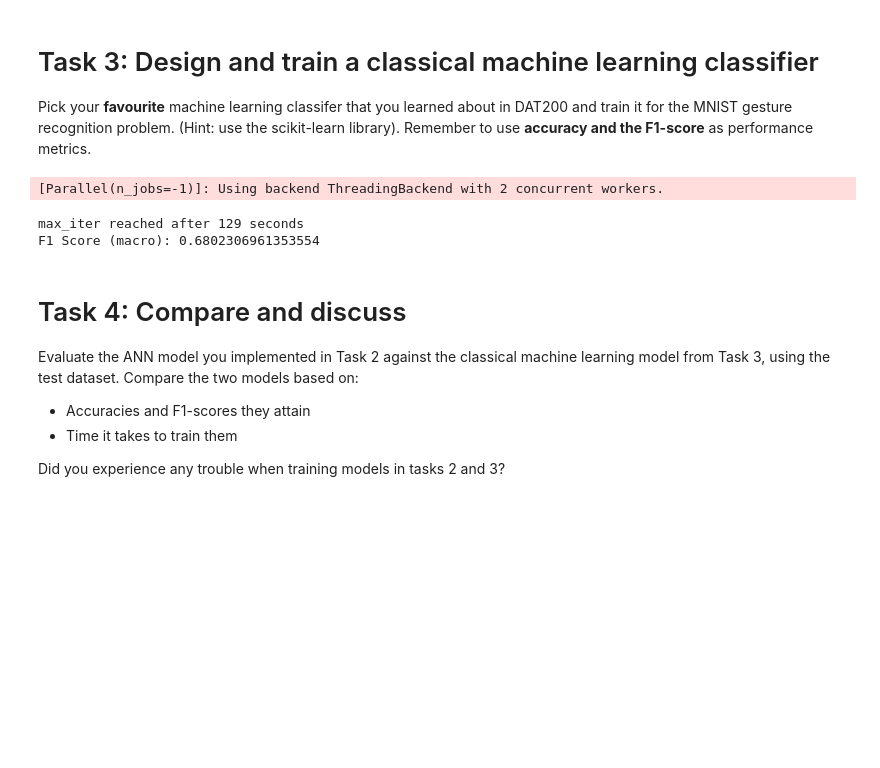
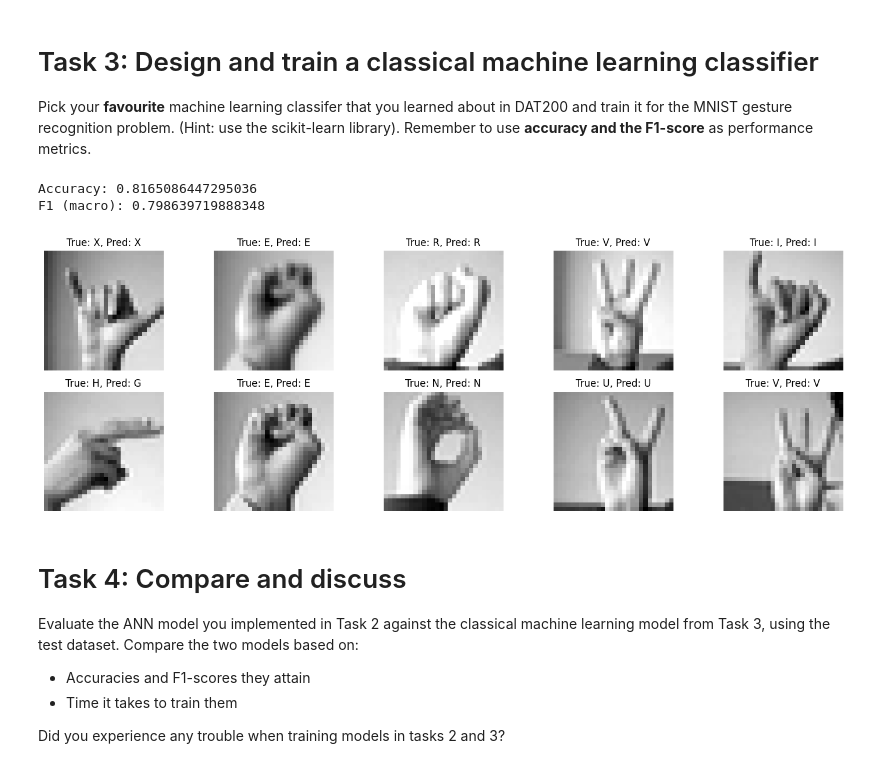
Before and after one commit to OysteinFalkeid/DAT300-H25, a Jupyter notebook: CA1_DAT300/ca1_dat300_2025.ipynb, the cells around one changed output. Drawn from its saved outputs; the diff is of its cells as text; code cells hidden in the pictures; blank space fills up the shorter version.

```diff
--- a/CA1_DAT300/ca1_dat300_2025.ipynb
+++ b/CA1_DAT300/ca1_dat300_2025.ipynb
@@ -336,39 +336,40 @@ from sklearn.model_selection import train_test_split
 
 # train once
 rf = RandomForestClassifier(random_state=42)
-rf.fit(X_train.numpy(), y_train_adjusted)
+rf.fit(X_train, y_train_adjusted)
 
 # evaluate
-y_pred = rf.predict(X_test.numpy())
+y_pred = rf.predict(X_test)
 print("Accuracy:", accuracy_score(y_test_adjusted, y_pred))
 print("F1 (macro):", f1_score(y_test_adjusted, y_pred, average="macro"))
 # %% [output]
-[Parallel(n_jobs=-1)]: Using backend ThreadingBackend with 2 concurrent workers.
+Accuracy: 0.8165086447295036
+F1 (macro): 0.798639719888348
-max_iter reached after 129 seconds
-F1 Score (macro): 0.6802306961353554
 # %%
 import matplotlib.pyplot as plt
 import numpy as np
 
 
 letters_dict = {0:"A",1:"B",2:"C",3:"D",4:"E",5:"F",6:"G",7:"H",8:"I",10:"K",11:"L",12:"M",13:"N",14:"O",15:"P",16:"Q",17:"R",18:"S",19:"T",20:"U",21:"V",22:"W",23:"X",24:"Y"}
 
 # Pick 10 random indices from the test set
 idxs = np.random.choice(len(X_test), 10, replace=False)
 
 plt.figure(figsize=(15, 5))
 for i, idx in enumerate(idxs):
-    img = X_test[idx].numpy().reshape(28, 28)  # reshape back to image after converting to numpy
+    img = X_test[idx].reshape(28, 28)  # reshape back to image after converting to numpy
     true_label = y_test_adjusted[idx]
-    pred_label = rf.predict([X_test[idx].numpy()])[0]  # Also convert input to predict to numpy array
+    pred_label = rf.predict([X_test[idx]])[0]  # Also convert input to predict to numpy array
 
     plt.subplot(2, 5, i + 1)
     plt.imshow(img, cmap="gray")
     plt.title(f"True: {letters_dict.get(true_label, '?')}, Pred: {letters_dict.get(pred_label, '?')}")
     plt.axis("off")
 
 plt.tight_layout()
 plt.show()
+# %% [output]
+[figure, added]
 # %% [markdown]
 # Task 4: Compare and discuss
 Evaluate the ANN model you implemented in Task 2 against the classical machine learning model from Task 3, using the test dataset. Compare the two models based on:
```
Also changed, not shown: parts of 3 cells of this notebook.
